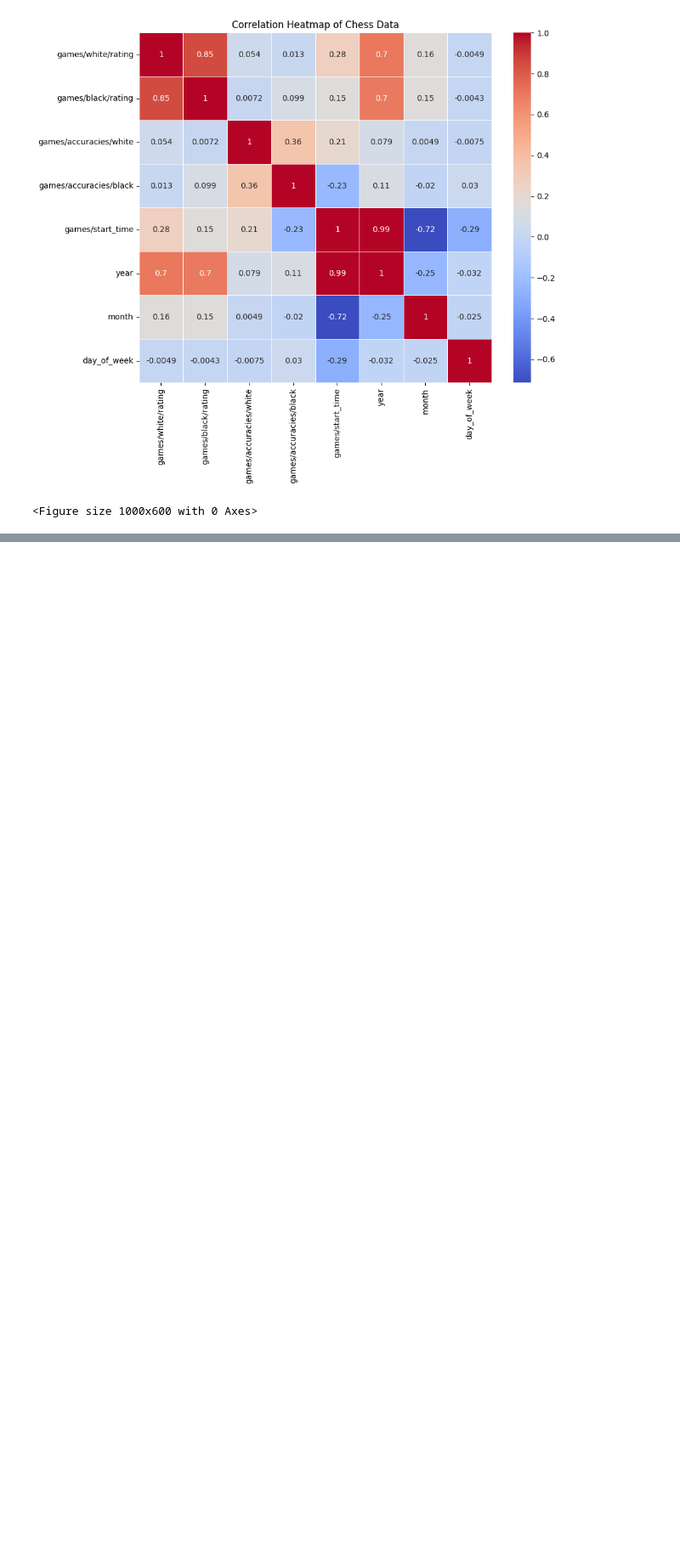
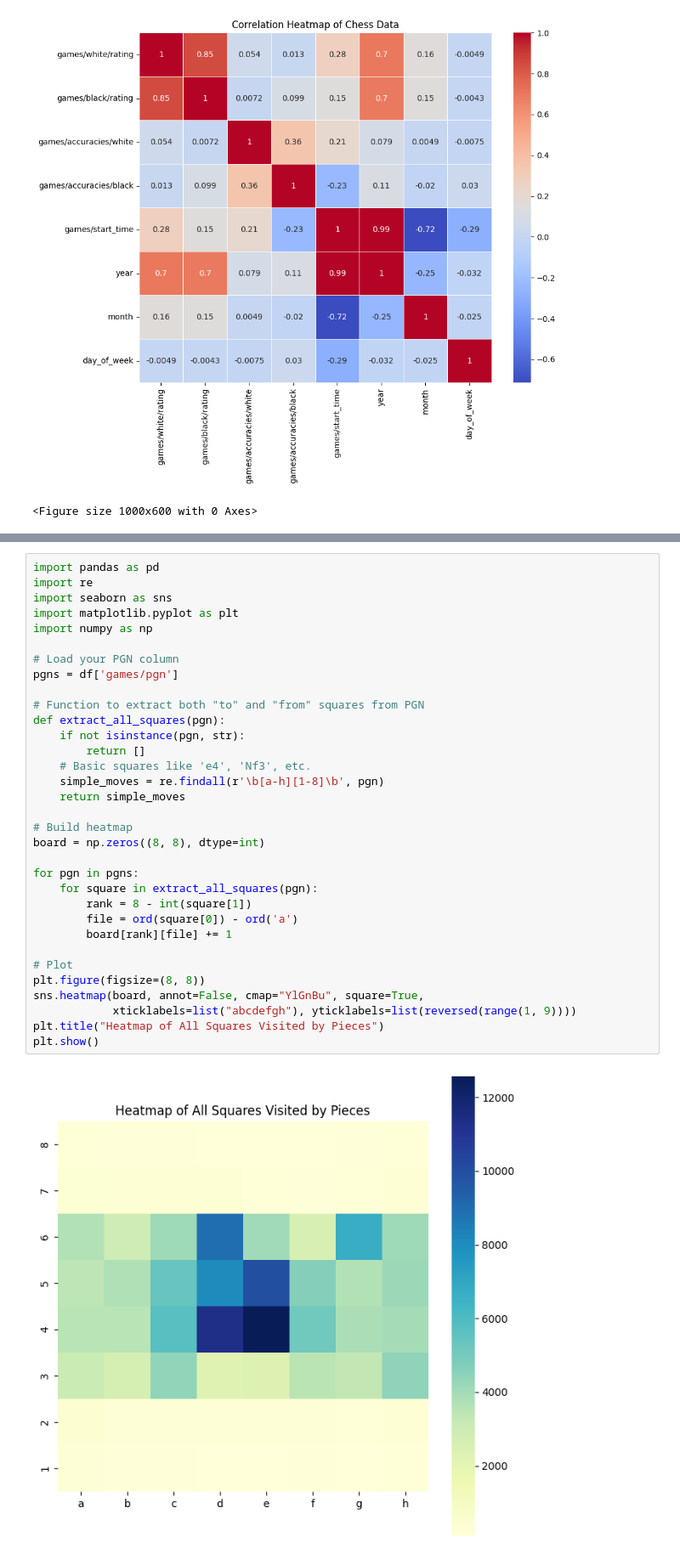
Before and after one commit to OnlyMaeko/1520-Final-Project, a Jupyter notebook: Main.ipynb, the cells around one changed output, grey strips where cells are left out. Shown at 85% size. Cells and saved outputs as stored; diff of their text form; blank space fills up the shorter version.

```diff
--- a/Main.ipynb
+++ b/Main.ipynb
@@ -587,0 +647,35 @@ ValueError: Expected object or value
+# %%
+import pandas as pd
+import re
+import seaborn as sns
+import matplotlib.pyplot as plt
+import numpy as np
+
+# Load your PGN column
+pgns = df['games/pgn']
+
+# Function to extract both "to" and "from" squares from PGN
+def extract_all_squares(pgn):
+    if not isinstance(pgn, str):
+        return []
+    # Basic squares like 'e4', 'Nf3', etc.
+    simple_moves = re.findall(r'\b[a-h][1-8]\b', pgn)
+    return simple_moves
+
+# Build heatmap
+board = np.zeros((8, 8), dtype=int)
+
+for pgn in pgns:
+    for square in extract_all_squares(pgn):
+        rank = 8 - int(square[1])
+        file = ord(square[0]) - ord('a')
+        board[rank][file] += 1
+
+# Plot
+plt.figure(figsize=(8, 8))
+sns.heatmap(board, annot=False, cmap="YlGnBu", square=True,
+            xticklabels=list("abcdefgh"), yticklabels=list(reversed(range(1, 9))))
+plt.title("Heatmap of All Squares Visited by Pieces")
+plt.show()
+# %% [output]
+[figure, added]
```
Also changed, not shown: parts of 9 cells of this notebook.
